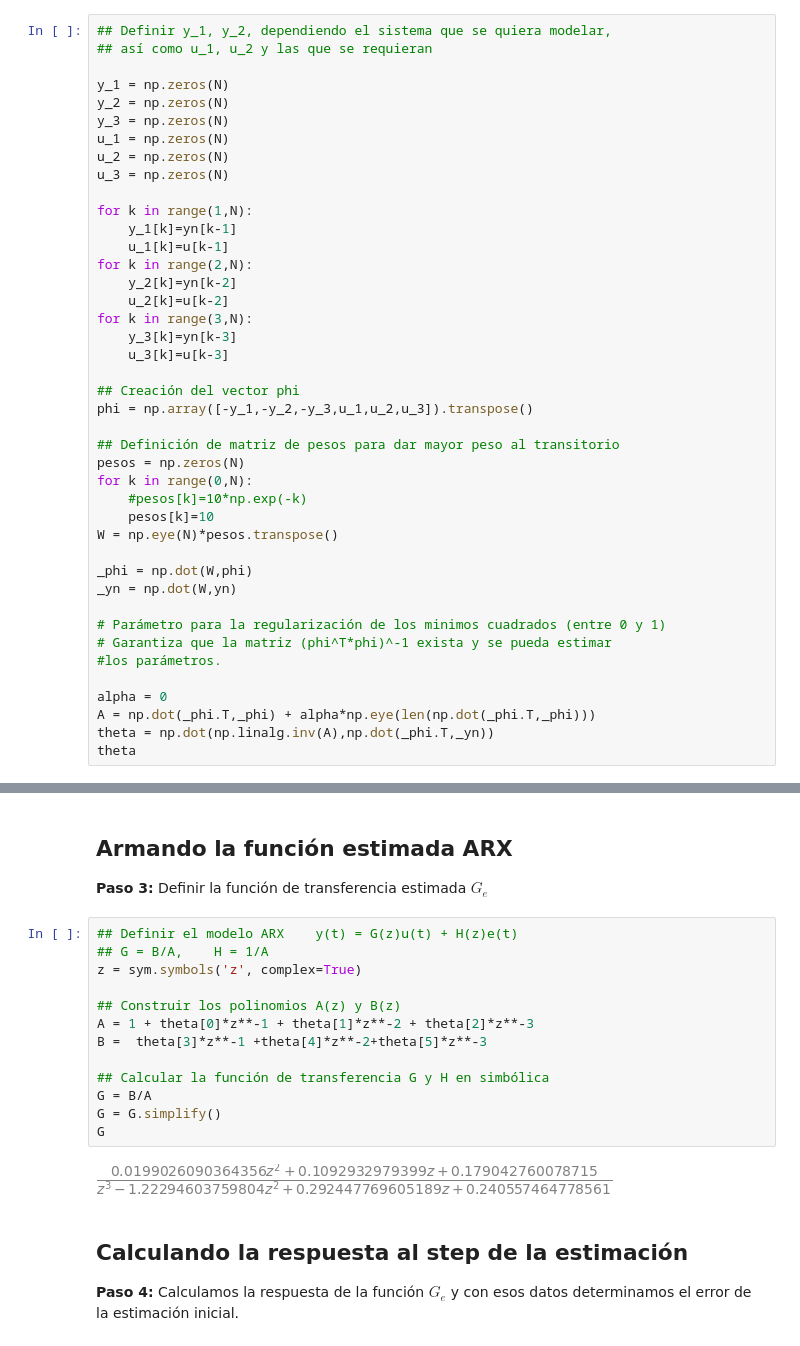
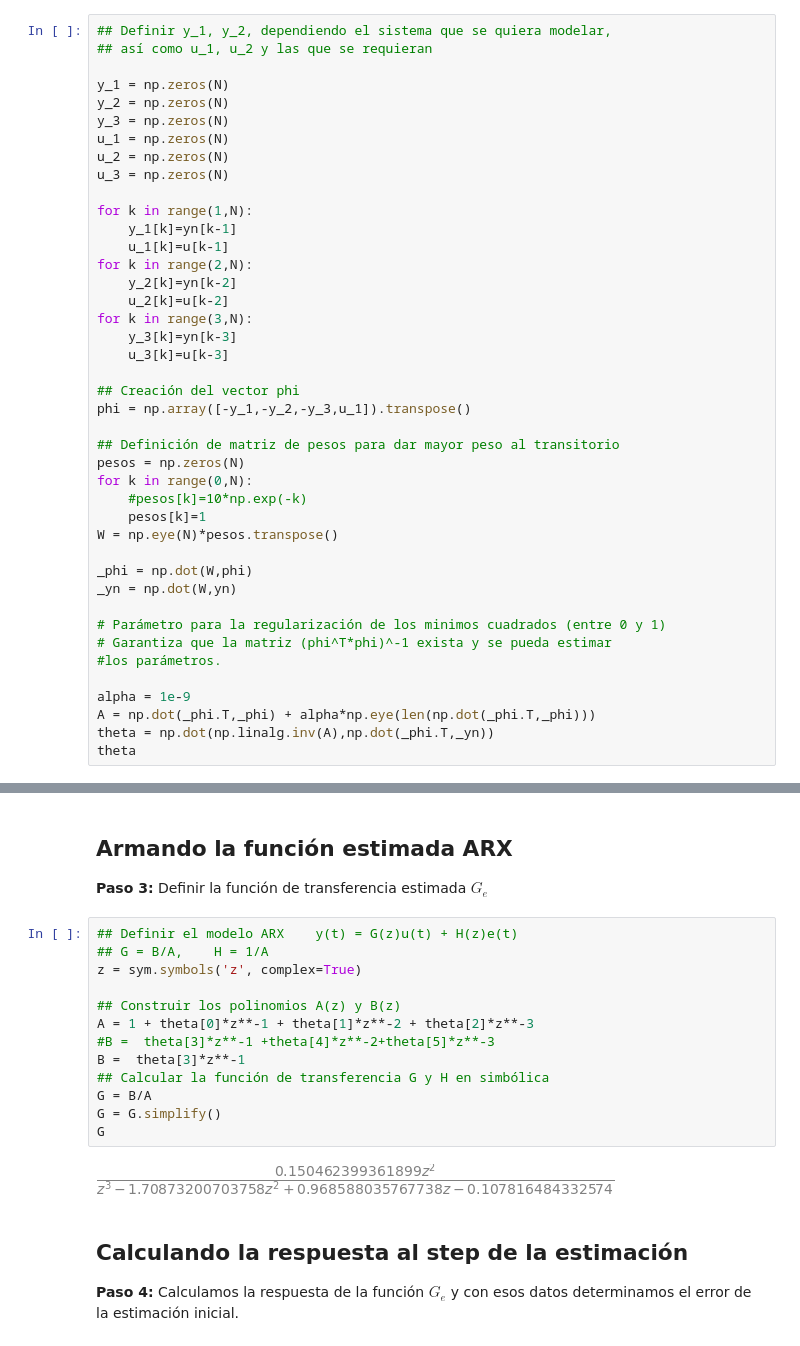
Before and after one commit to jairocuellar/System_identification, a Jupyter notebook: class_09_02.ipynb, the cells around one changed output, grey strips where cells are left out. Saved outputs shown, nothing was run; the diff lists cells and outputs as text.

```diff
--- a/class_09_02.ipynb
+++ b/class_09_02.ipynb
@@ -63,13 +63,13 @@ for k in range(3,N):
     u_3[k]=u[k-3]
 
 ## Creación del vector phi
-phi = np.array([-y_1,-y_2,-y_3,u_1,u_2,u_3]).transpose()
+phi = np.array([-y_1,-y_2,-y_3,u_1]).transpose()
 
 ## Definición de matriz de pesos para dar mayor peso al transitorio
 pesos = np.zeros(N)
 for k in range(0,N):
     #pesos[k]=10*np.exp(-k)
-    pesos[k]=10
+    pesos[k]=1
 W = np.eye(N)*pesos.transpose()
 
 _phi = np.dot(W,phi)
@@ -79,7 +79,7 @@ _yn = np.dot(W,yn)
 # Garantiza que la matriz (phi^T*phi)^-1 exista y se pueda estimar
 #los parámetros.
 
-alpha = 0
+alpha = 1e-9
 A = np.dot(_phi.T,_phi) + alpha*np.eye(len(np.dot(_phi.T,_phi)))
 theta = np.dot(np.linalg.inv(A),np.dot(_phi.T,_yn))
 theta
@@ -98,18 +97,18 @@ dfReg = pd.DataFrame(data={'y':yn,'y_1':y_1,'y_2':y_2,'y_3':y_3,'u_1':u_1,'u_2':
 # %%
 ## Definir el modelo ARX    y(t) = G(z)u(t) + H(z)e(t)
 ## G = B/A,    H = 1/A
 z = sym.symbols('z', complex=True)
 
 ## Construir los polinomios A(z) y B(z)
 A = 1 + theta[0]*z**-1 + theta[1]*z**-2 + theta[2]*z**-3
-B =  theta[3]*z**-1 +theta[4]*z**-2+theta[5]*z**-3
-
+#B =  theta[3]*z**-1 +theta[4]*z**-2+theta[5]*z**-3
+B =  theta[3]*z**-1
 ## Calcular la función de transferencia G y H en simbólica
 G = B/A
 G = G.simplify()
 G
 # %% [output]
-[figure, old version]
+[figure, new version]
 # %% [markdown]
 ## Calculando la respuesta al step de la estimación
 
```
Also changed, not shown: parts of 8 cells of this notebook, 2 other files.
